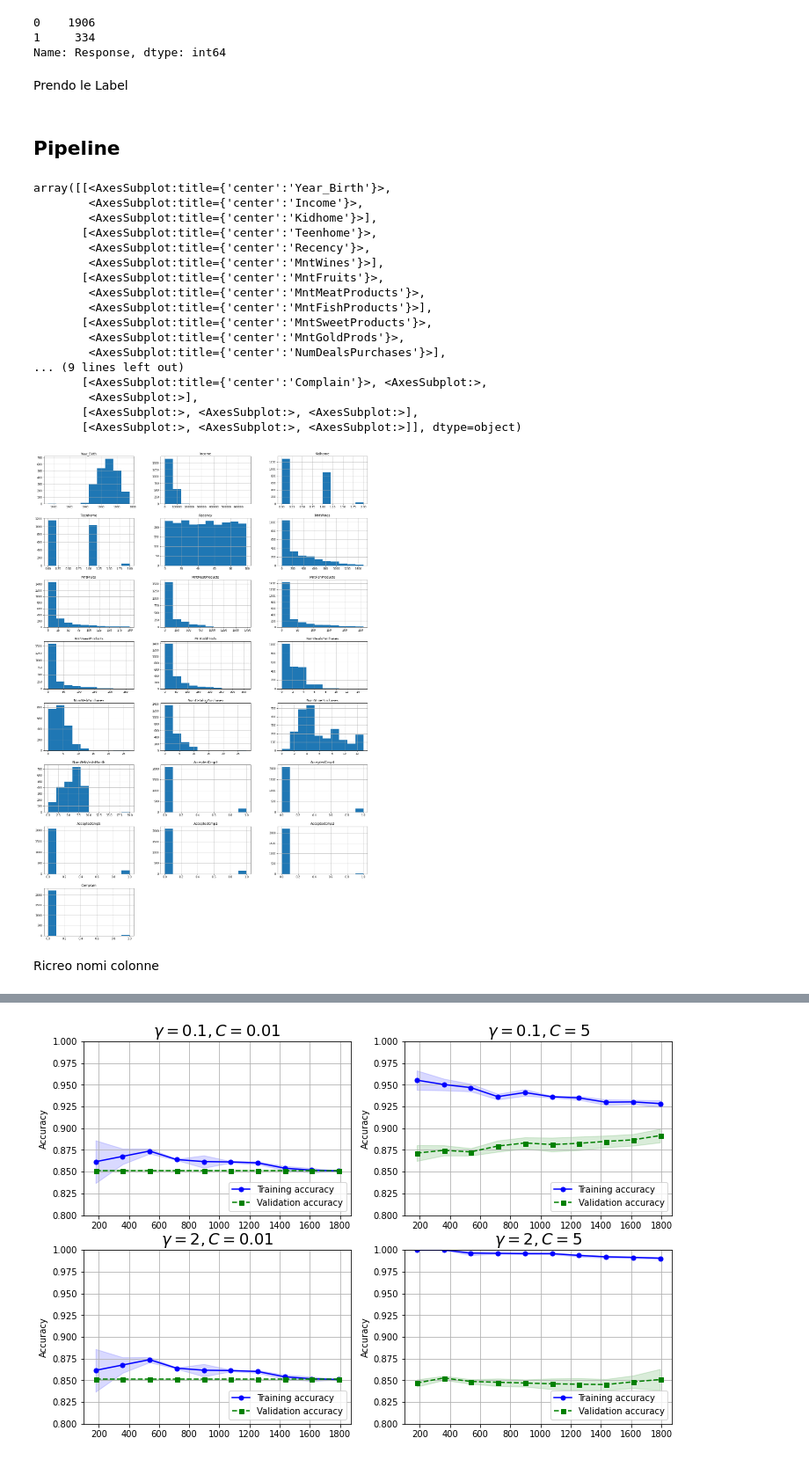
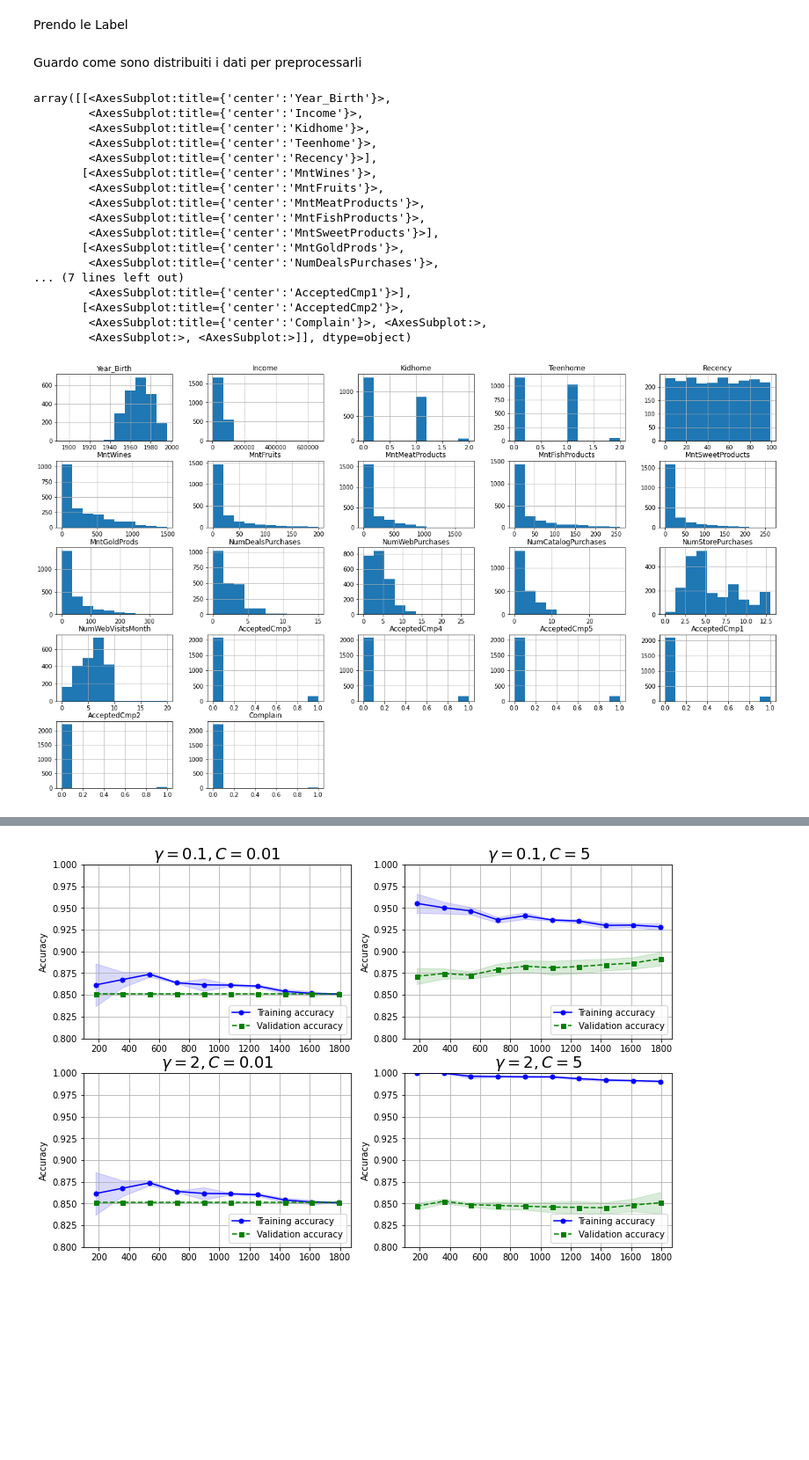
Before and after one commit to remarcoble/ML-marketing-campaign, a Jupyter notebook: main.ipynb, the cells around one changed output, grey strips where cells are left out. Shown: that part at 88% size. Saved outputs shown, nothing was run; the diff lists cells and outputs as text; code cells hidden in the pictures; blank space fills up the shorter version.

```diff
--- a/main.ipynb
+++ b/main.ipynb
@@ -93,37 +58,31 @@ Guardo quanto è sbilanciato il mio dataset
-# %%
-dataset['Response'].value_counts()
-# %% [output]
-0    1906
-1     334
-Name: Response, dtype: int64
 # %% [markdown]
 Prendo le Label
 # %%
 dataset_label = dataset['Response'].values
 dataset.drop(columns=['Response'], inplace=True)
-# %% [markdown]
-## Pipeline
+# %% [markdown]
+Guardo come sono distribuiti i dati per preprocessarli
 # %%
-dataset.hist(figsize=(22,42), layout=(10, 3))
+dataset.hist(figsize=(22,13))
 # %% [output]
 array([[<AxesSubplot:title={'center':'Year_Birth'}>,
         <AxesSubplot:title={'center':'Income'}>,
-        <AxesSubplot:title={'center':'Kidhome'}>],
-       [<AxesSubplot:title={'center':'Teenhome'}>,
-        <AxesSubplot:title={'center':'Recency'}>,
-        <AxesSubplot:title={'center':'MntWines'}>],
-       [<AxesSubplot:title={'center':'MntFruits'}>,
+        <AxesSubplot:title={'center':'Kidhome'}>,
+        <AxesSubplot:title={'center':'Teenhome'}>,
+        <AxesSubplot:title={'center':'Recency'}>],
+       [<AxesSubplot:title={'center':'MntWines'}>,
+        <AxesSubplot:title={'center':'MntFruits'}>,
         <AxesSubplot:title={'center':'MntMeatProducts'}>,
-        <AxesSubplot:title={'center':'MntFishProducts'}>],
-       [<AxesSubplot:title={'center':'MntSweetProducts'}>,
-        <AxesSubplot:title={'center':'MntGoldProds'}>,
-        <AxesSubplot:title={'center':'NumDealsPurchases'}>],
-... (9 lines left out)
-       [<AxesSubplot:title={'center':'Complain'}>, <AxesSubplot:>,
-        <AxesSubplot:>],
-       [<AxesSubplot:>, <AxesSubplot:>, <AxesSubplot:>],
-       [<AxesSubplot:>, <AxesSubplot:>, <AxesSubplot:>]], dtype=object)
+        <AxesSubplot:title={'center':'MntFishProducts'}>,
+        <AxesSubplot:title={'center':'MntSweetProducts'}>],
+       [<AxesSubplot:title={'center':'MntGoldProds'}>,
+        <AxesSubplot:title={'center':'NumDealsPurchases'}>,
+... (7 lines left out)
+        <AxesSubplot:title={'center':'AcceptedCmp1'}>],
+       [<AxesSubplot:title={'center':'AcceptedCmp2'}>,
+        <AxesSubplot:title={'center':'Complain'}>, <AxesSubplot:>,
+        <AxesSubplot:>, <AxesSubplot:>]], dtype=object)
-[figure, old version]
+[figure, new version]
 # %%
 class DateTransformer(BaseEstimator, TransformerMixin):
 
@@ -165,2 +98,0 @@ feature_matrix = data_preprocessing.fit_transform(dataset)
-# %% [markdown]
-Ricreo nomi colonne
```
Also changed, not shown: parts of 107 cells of this notebook, 1 other file.
